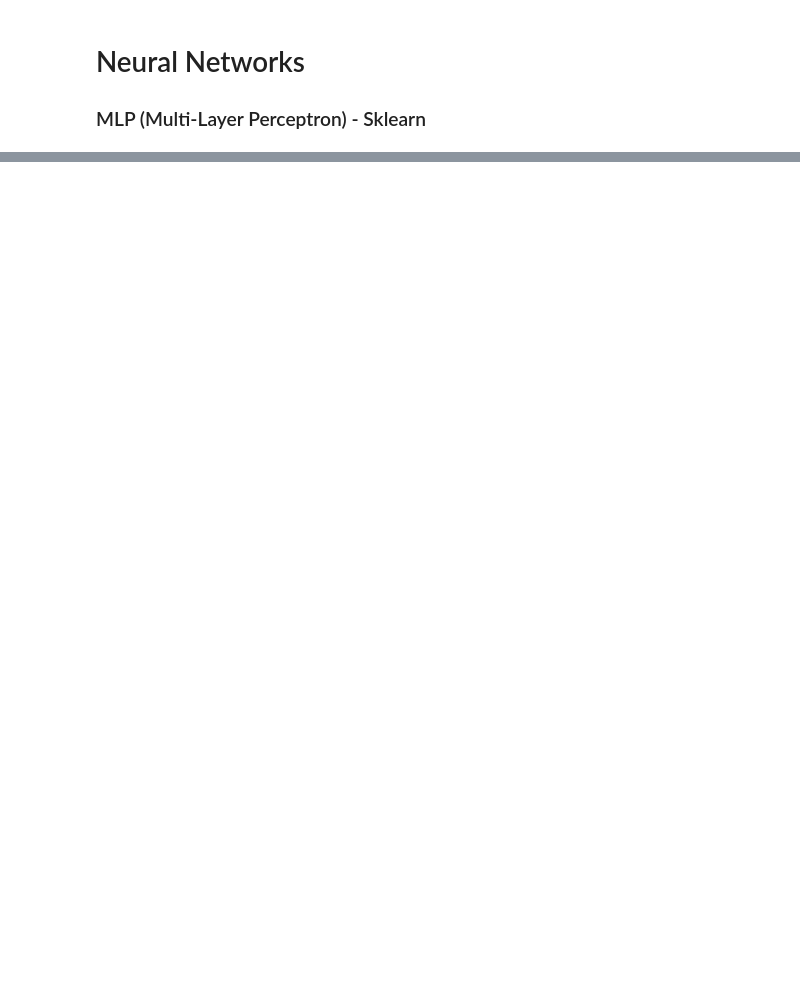
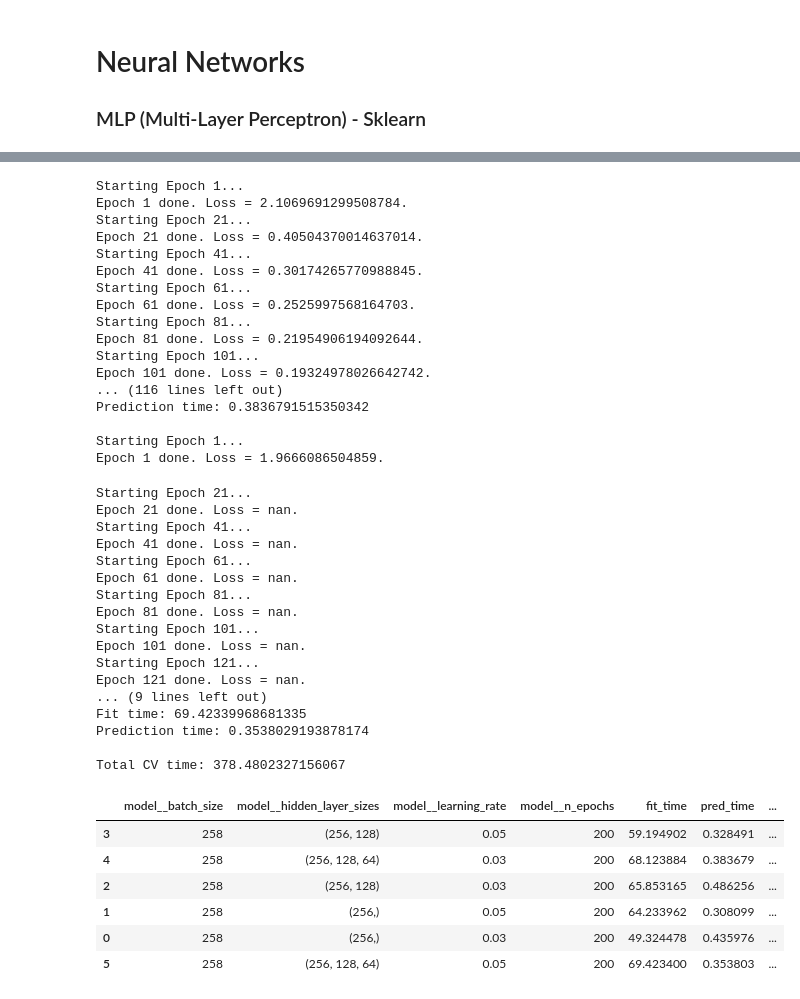
Before and after one commit to FelipeBuzato/MNIST, a Jupyter notebook: notebooks/MNIST.ipynb, the cells around one changed output, grey strips where cells are left out. Saved outputs shown, nothing was run; the diff lists cells and outputs as text; code cells hidden in the pictures; blank space fills up the shorter version.

```diff
--- a/notebooks/MNIST.ipynb
+++ b/notebooks/MNIST.ipynb
@@ -260,0 +282,53 @@ Next Steps:
+# %%
+## Hyper-parameter tunning
+param_grid = {
+    "model__learning_rate": [3e-2, 5e-2],
+    "model__n_epochs": [200],
+    "model__batch_size": [258],
+    "model__hidden_layer_sizes": [(256,), (256,128), (256,128,64)],
+}
+#cv_myNN_results, loss_curves, validation_curves = cv.hyper_param_tune_one_fold(X_train, y_train, X_test, y_test, param_grid,
+#                                                                               reduced=True, train_size=5000, return_loss_curves=True)
+#cv_myNN_results
+# %% [output]
+Starting Epoch 1...
+Epoch 1 done. Loss = 2.1069691299508784.
+Starting Epoch 21...
+Epoch 21 done. Loss = 0.40504370014637014.
+Starting Epoch 41...
+Epoch 41 done. Loss = 0.30174265770988845.
+Starting Epoch 61...
+Epoch 61 done. Loss = 0.2525997568164703.
+Starting Epoch 81...
+Epoch 81 done. Loss = 0.21954906194092644.
+Starting Epoch 101...
+Epoch 101 done. Loss = 0.19324978026642742.
+... (116 lines left out)
+Prediction time: 0.3836791515350342
+
+Starting Epoch 1...
+Epoch 1 done. Loss = 1.9666086504859.
+Starting Epoch 21...
+Epoch 21 done. Loss = nan.
+Starting Epoch 41...
+Epoch 41 done. Loss = nan.
+Starting Epoch 61...
+Epoch 61 done. Loss = nan.
+Starting Epoch 81...
+Epoch 81 done. Loss = nan.
+Starting Epoch 101...
+Epoch 101 done. Loss = nan.
+Starting Epoch 121...
+Epoch 121 done. Loss = nan.
+... (9 lines left out)
+Fit time: 69.42339968681335
+Prediction time: 0.3538029193878174
+
+Total CV time: 378.4802327156067
+|  | model__batch_size | model__hidden_layer_sizes | model__learning_rate | model__n_epochs | fit_time | pred_time | ... |
+| 3 | 258 | (256, 128) | 0.05 | 200 | 59.194902 | 0.328491 | ... |
+| 4 | 258 | (256, 128, 64) | 0.03 | 200 | 68.123884 | 0.383679 | ... |
+| 2 | 258 | (256, 128) | 0.03 | 200 | 65.853165 | 0.486256 | ... |
+| 1 | 258 | (256,) | 0.05 | 200 | 64.233962 | 0.308099 | ... |
+| 0 | 258 | (256,) | 0.03 | 200 | 49.324478 | 0.435976 | ... |
+| 5 | 258 | (256, 128, 64) | 0.05 | 200 | 69.423400 | 0.353803 | ... |
```
Also changed, not shown: parts of 16 cells of this notebook, 7 other files.
